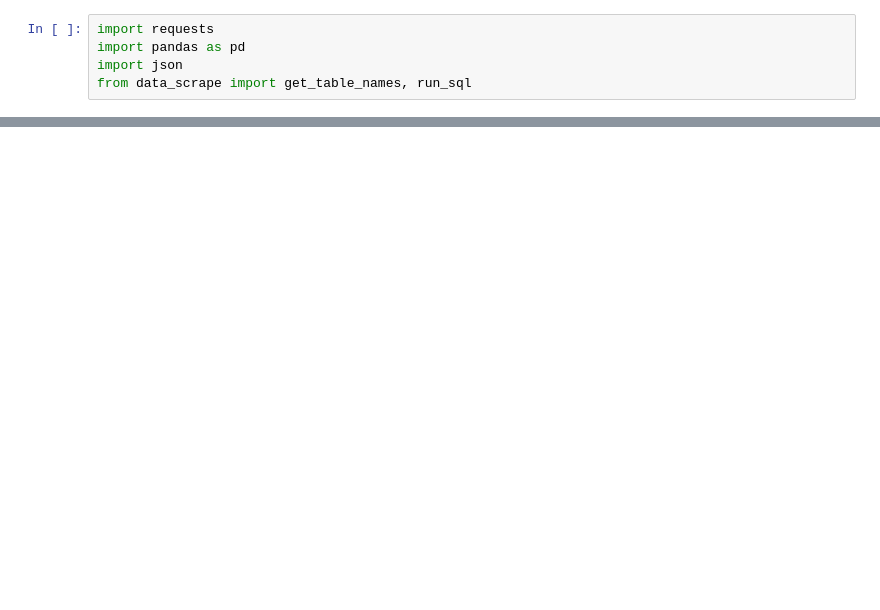
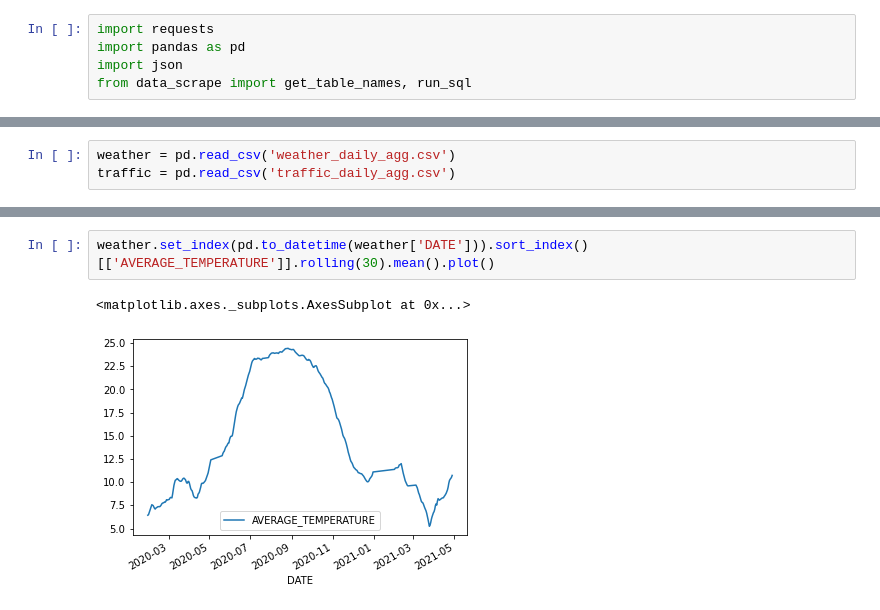
Before and after one commit to LeventSoykan/Analysis_IBB_Istanbul_Weather_Traffic_Dataset, a Jupyter notebook: get_daily_figures.ipynb, the cells around one changed output, grey strips where cells are left out. Cells and saved outputs as stored; diff of their text form; blank space fills up the shorter version.

Commit message:
Update get_daily_figures.ipnyb
Load final aggregated data and save in csv files for traffic and weather

```diff
--- a/get_daily_figures.ipynb
+++ b/get_daily_figures.ipynb
@@ -116,0 +93,3 @@ get_table_names(traffic_link)
+# %%
+weather = pd.read_csv('weather_daily_agg.csv')
+traffic = pd.read_csv('traffic_daily_agg.csv')
@@ -116,0 +133,5 @@ get_table_names(traffic_link)
+# %%
+weather.set_index(pd.to_datetime(weather['DATE'])).sort_index()[['AVERAGE_TEMPERATURE']].rolling(30).mean().plot()
+# %% [output]
+<matplotlib.axes._subplots.AxesSubplot at 0x...>
+[figure, added]
```
Also changed, not shown: parts of 17 cells of this notebook, 3 other files.
